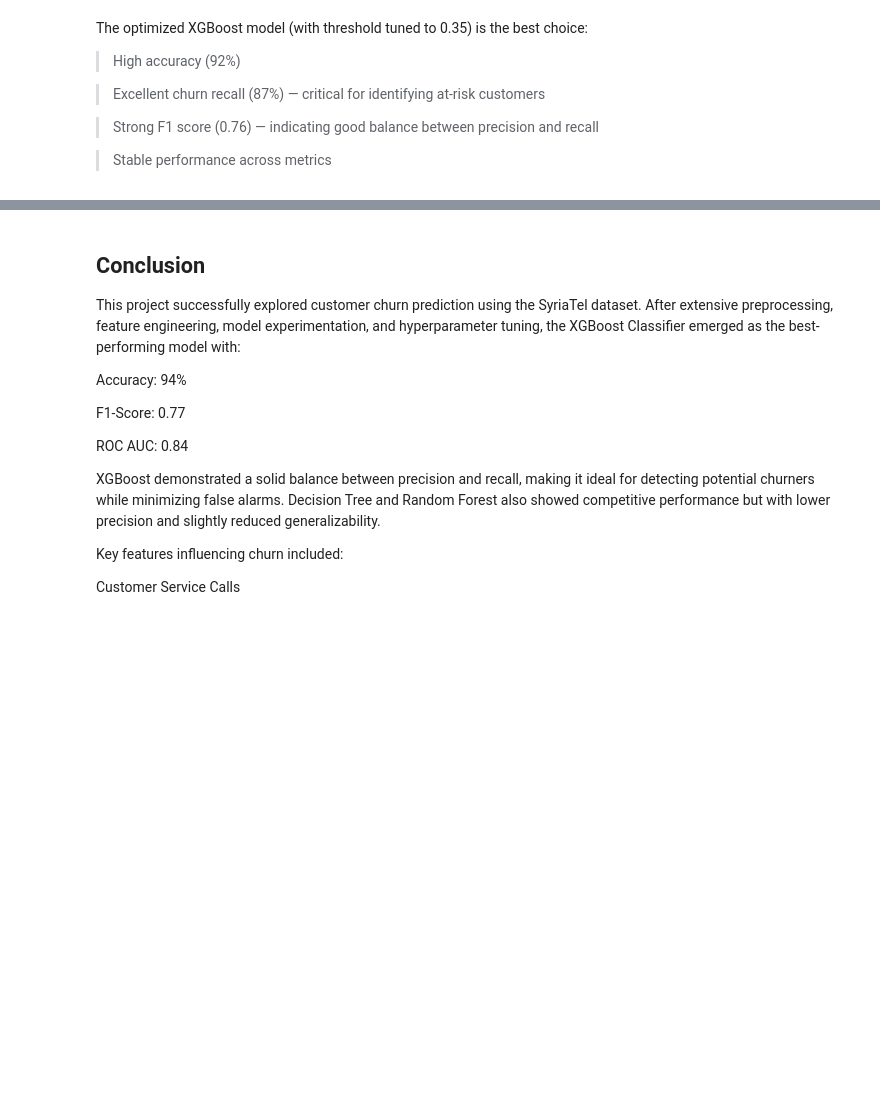
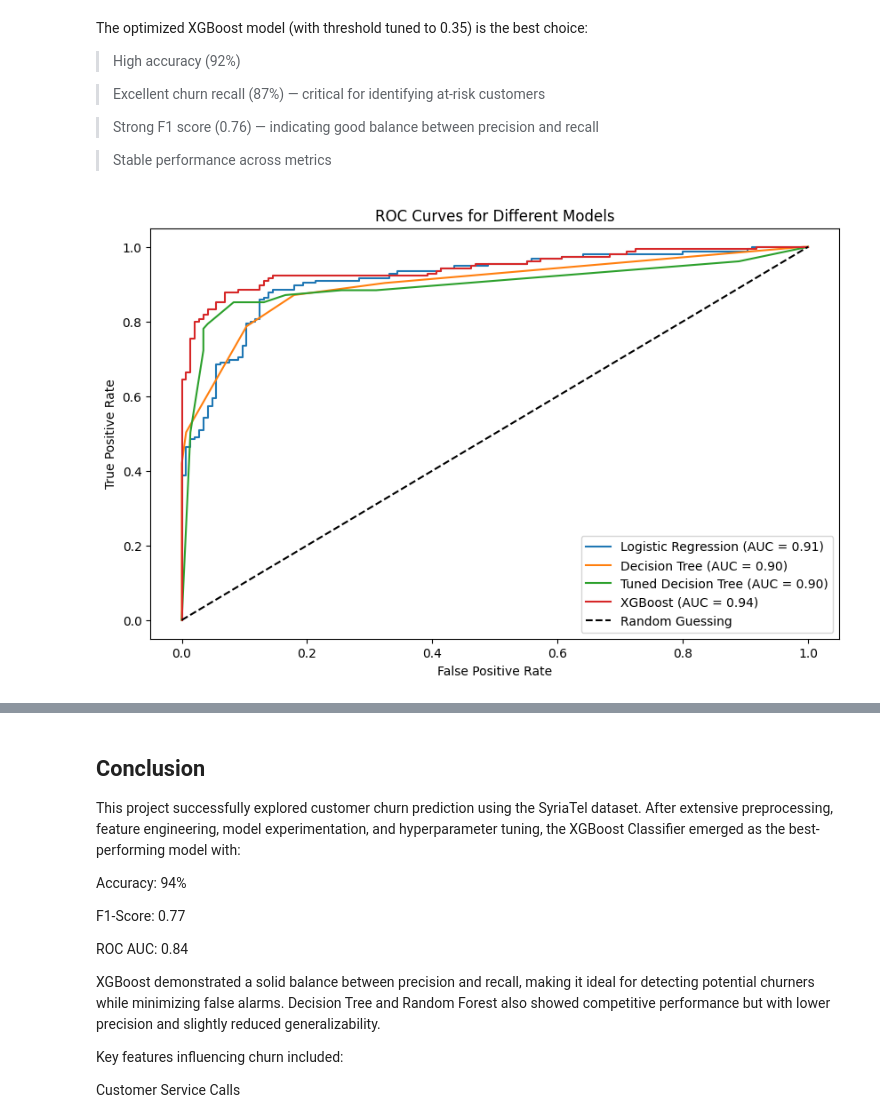
Before and after one commit to hanifa331/customer-churn, a Jupyter notebook: studenth.ipynb, the cells around one changed output, grey strips where cells are left out. Drawn from its saved outputs; the diff is of its cells as text; code cells hidden in the pictures; blank space fills up the shorter version.

```diff
--- a/studenth.ipynb
+++ b/studenth.ipynb
@@ -1264,3 +1269,51 @@ The optimized XGBoost model (with threshold tuned to 0.35) is the best choice:
 > Strong F1 score (0.76) — indicating good balance between precision and recall
 
 > Stable performance across metrics
+# %%
+
+X, y = make_classification(n_samples=1000, n_classes=2, random_state=42)
+X_train, X_test, y_train, y_test = train_test_split(X, y, test_size=0.3, random_state=42)
+
+# Train and evaluate models
+# Logistic Regression
+lr = LogisticRegression()
+lr.fit(X_train, y_train)
+lr_probs = lr.predict_proba(X_test)[:, 1]
+
+# Decision Tree
+dt = DecisionTreeClassifier(max_depth=3, random_state=42)
+dt.fit(X_train, y_train)
+dt_probs = dt.predict_proba(X_test)[:, 1]
+
+# Tuned Decision Tree
+tuned_dt = DecisionTreeClassifier(max_depth=5, min_samples_split=10, random_state=42)
+tuned_dt.fit(X_train, y_train)
+tuned_dt_probs = tuned_dt.predict_proba(X_test)[:, 1]
+
+# XGBoost
+xgb = XGBClassifier(random_state=42)
+xgb.fit(X_train, y_train)
+xgb_probs = xgb.predict_proba(X_test)[:, 1]
+
+# models dictionary with model names and their predicted probabilities
+
+models = {
+    'Logistic Regression': lr_probs,
+    'Decision Tree': dt_probs,
+    'Tuned Decision Tree': tuned_dt_probs,
+    'XGBoost': xgb_probs
+}
+# Plot ROC curves for all models
+plt.figure(figsize=(10, 6))
+for model_name, probs in models.items():
+    fpr, tpr, _ = roc_curve(y_test, probs)
+    roc_auc = auc(fpr, tpr)
+    plt.plot(fpr, tpr, label=f'{model_name} (AUC = {roc_auc:.2f})')
+plt.plot([0, 1], [0, 1], 'k--', label='Random Guessing')
+plt.title('ROC Curves for Different Models')
+plt.xlabel('False Positive Rate')
+plt.ylabel('True Positive Rate')
+plt.legend()
+plt.show()
+# %% [output]
+[figure, added]
```
Also changed, not shown: parts of 5 cells of this notebook, 3 other files.
